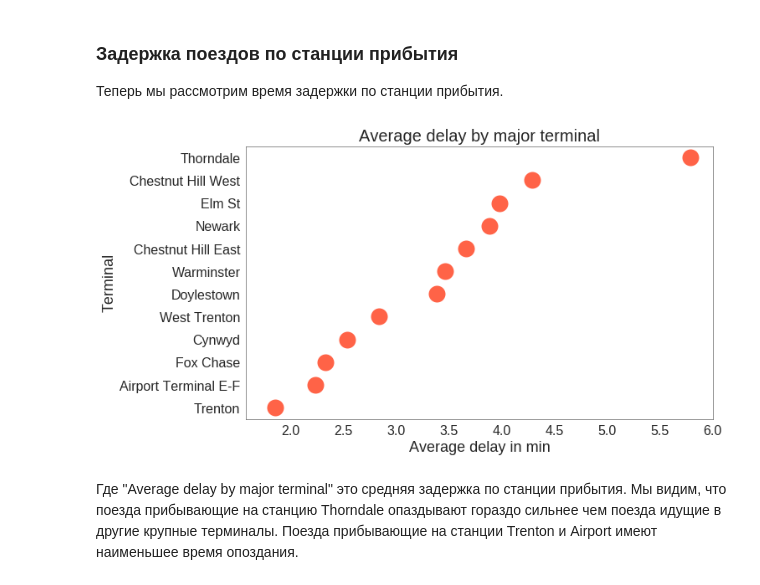
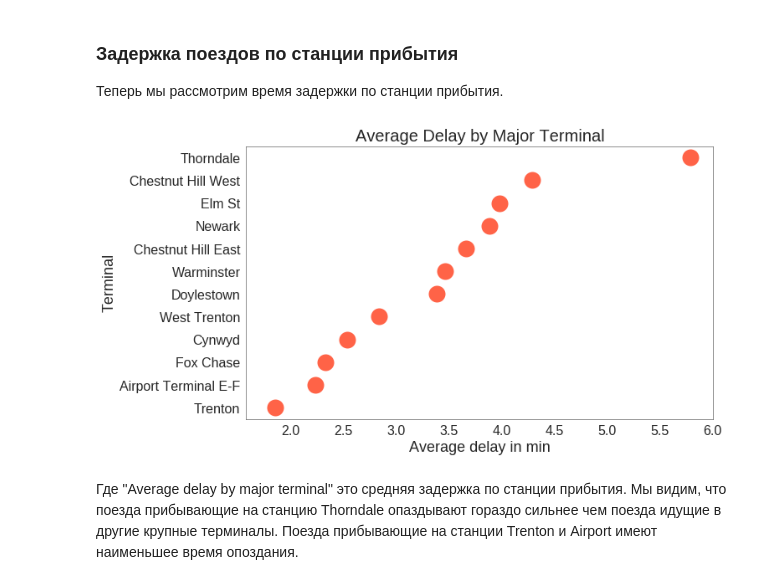
Before and after one commit to alekseisolovev/statistics, a Jupyter notebook: septa_eda.ipynb, the cells around one changed output. Saved outputs shown, nothing was run; the diff lists cells and outputs as text; code cells hidden in the pictures.

```diff
--- a/septa_eda.ipynb
+++ b/septa_eda.ipynb
@@ -163,16 +163,16 @@ plt.show()
 # %%
 data = df.groupby(df.Station[df.Station.isin(terminals)]).mean().sort_values(
     by='Status', ascending=False)
 
 fig = plt.figure(figsize=(10,6))
 plt.tick_params(labelsize=16)
 
 sns.stripplot(x=data.Status, y=data.index,color='tomato', size=20)
 plt.xlabel('Average delay in min', fontsize=18)
 plt.ylabel('Terminal', fontsize=18)
-plt.title('Average delay by major terminal', fontsize=20)
+plt.title('Average Delay by Major Terminal', fontsize=20)
 plt.show()
 # %% [output]
-[figure, old version]
+[figure, new version]
 # %% [markdown]
 Где "Average delay by major terminal" это средняя задержка по станции прибытия. Мы видим, что поезда прибывающие на станцию Thorndale опаздывают гораздо сильнее чем поезда идущие в другие крупные терминалы. Поезда прибывающие на станции Trenton и Airport имеют наименьшее время опоздания.
```
Also changed, not shown: parts of 3 cells of this notebook.
